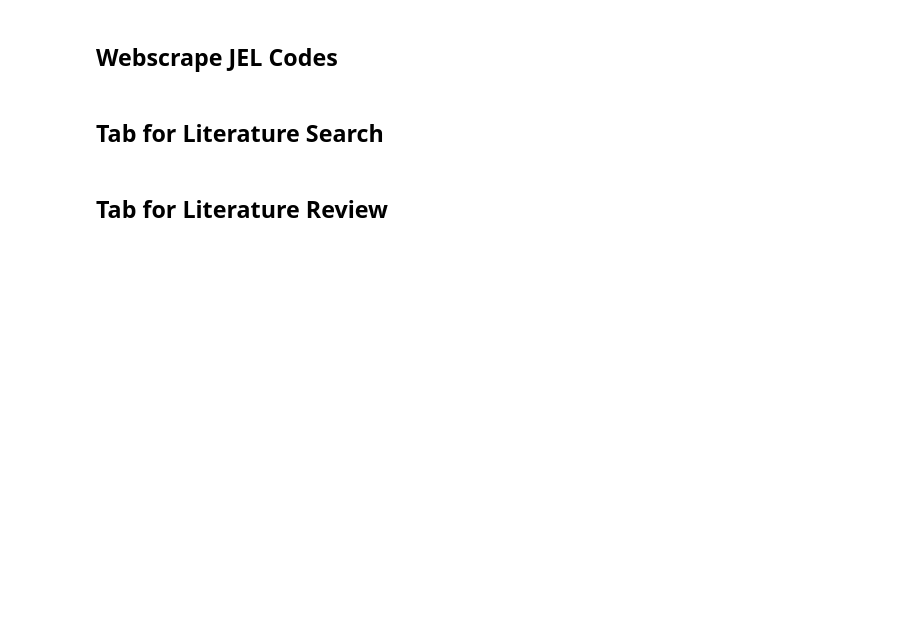
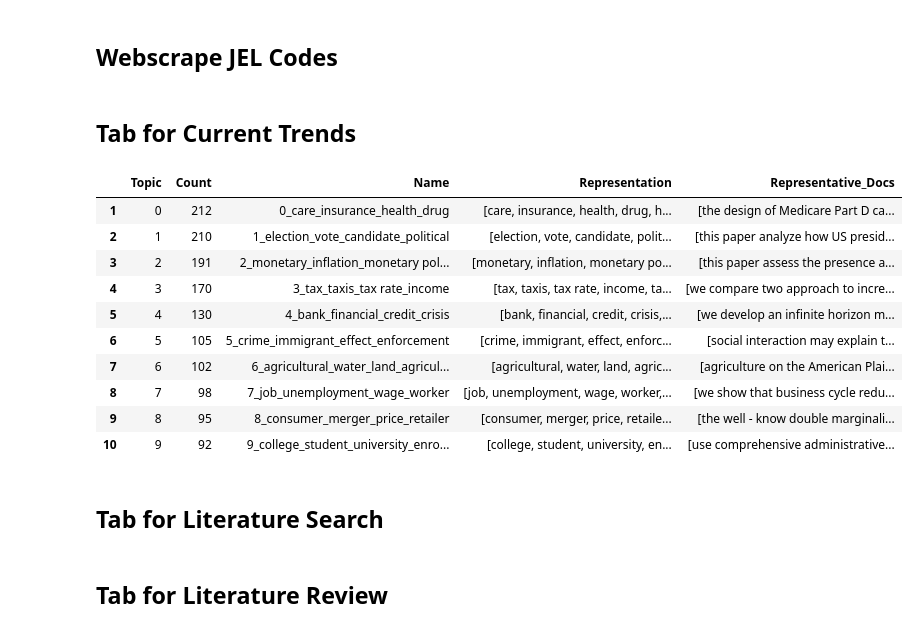
Before and after one commit to shuzhe-zhang/final-project-aea, a Jupyter notebook: 1 Dashboard.ipynb, the cells around one changed output. Cells and saved outputs as stored; diff of their text form; code cells hidden in the pictures; blank space fills up the shorter version.

```diff
--- a/2 Dashboard-Lit-Review.ipynb
+++ b/1 Dashboard.ipynb
@@ -52,0 +67,53 @@ for code in jel_codes:
+# %% [markdown]
+## Tab for Current Trends
+# %%
+# Load spaCy English model for NLP tasks
+nlp = spacy.load("en_core_web_sm")
+
+def lemmatize_text(text):
+    """
+    Convert text to its lemmatized form using spaCy.
+
+    Parameters:
+    - text (str): Text to lemmatize.
+
+    Returns:
+    - str: Lemmatized text.
+    """
+    doc = nlp(text)
+    return " ".join(token.lemma_ for token in doc)
+
+# Load dataset and preprocess
+df = pd.read_csv('Derived/All-Journals-Cleaned.csv')
+df.dropna(subset=['Abstract'], inplace=True)  # Drop rows with missing Abstract
+df.reset_index(drop=True, inplace=True)  # Reset DataFrame index
+df['Lemmatized_Abstracts'] = df['Abstract'].apply(lemmatize_text)  # Lemmatize Abstracts
+
+# Convert lemmatized documents to list
+docs = df['Lemmatized_Abstracts'].tolist()
+
+# Generate document embeddings using Sentence Transformers
+sentence_model = SentenceTransformer("all-MiniLM-L6-v2")
+embeddings = sentence_model.encode(docs, show_progress_bar=False)
+
+# Fit BERTopic model to the documents
+topic_model = BERTopic().fit(docs, embeddings)
+
+# Update BERTopic with a new CountVectorizer configuration
+vectorizer_model = CountVectorizer(stop_words="english", ngram_range=(1, 3), min_df=10)
+topic_model.update_topics(docs, vectorizer_model=vectorizer_model)
+
+# Display top topics
+topic_model.get_topic_info()[1:11]
+# %% [output]
+|  | Topic | Count | Name | Representation | Representative_Docs |
+| 1 | 0 | 212 | 0_care_insurance_health_drug | [care, insurance, health, drug, h... | [the design of Medicare Part D ca... |
+| 2 | 1 | 210 | 1_election_vote_candidate_political | [election, vote, candidate, polit... | [this paper analyze how US presid... |
+| 3 | 2 | 191 | 2_monetary_inflation_monetary pol... | [monetary, inflation, monetary po... | [this paper assess the presence a... |
+| 4 | 3 | 170 | 3_tax_taxis_tax rate_income | [tax, taxis, tax rate, income, ta... | [we compare two approach to incre... |
+| 5 | 4 | 130 | 4_bank_financial_credit_crisis | [bank, financial, credit, crisis,... | [we develop an infinite horizon m... |
+| 6 | 5 | 105 | 5_crime_immigrant_effect_enforcement | [crime, immigrant, effect, enforc... | [social interaction may explain t... |
+| 7 | 6 | 102 | 6_agricultural_water_land_agricul... | [agricultural, water, land, agric... | [agriculture on the American Plai... |
+| 8 | 7 | 98 | 7_job_unemployment_wage_worker | [job, unemployment, wage, worker,... | [we show that business cycle redu... |
+| 9 | 8 | 95 | 8_consumer_merger_price_retailer | [consumer, merger, price, retaile... | [the well - know double marginali... |
+| 10 | 9 | 92 | 9_college_student_university_enro... | [college, student, university, en... | [use comprehensive administrative... |
```
Also changed, not shown: parts of 5 cells of this notebook.
